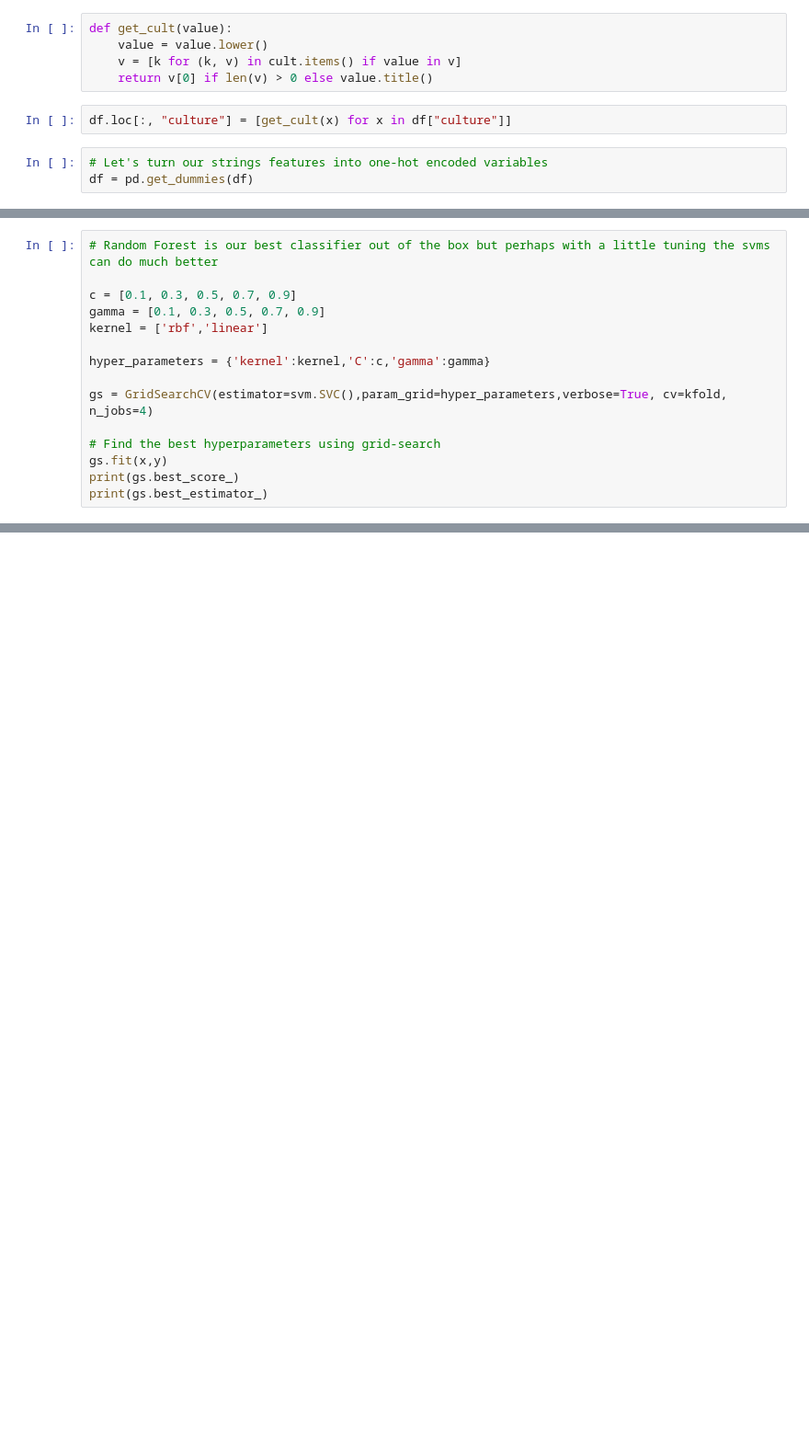
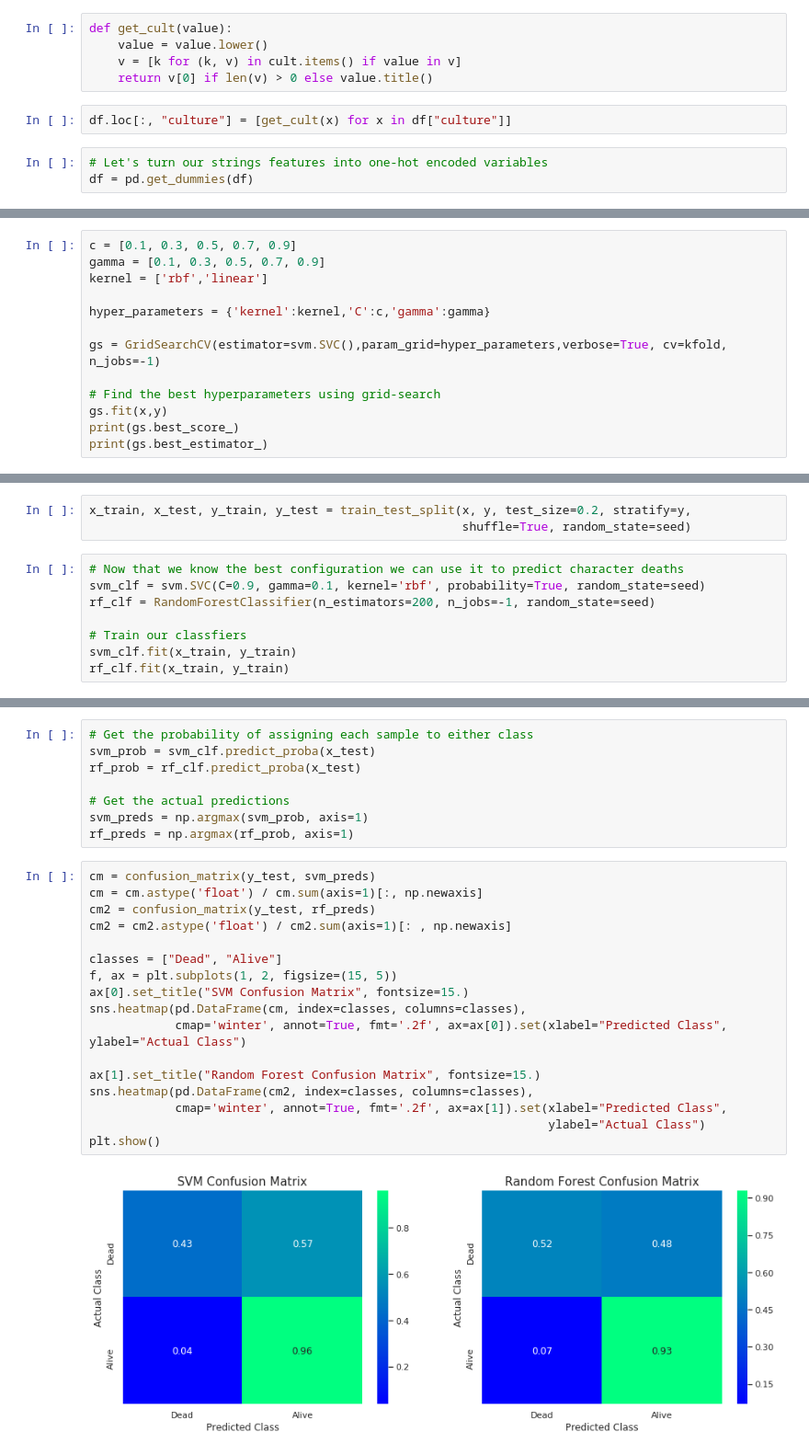
Before and after one commit to dvd42/GOT-Death-Prediction, a Jupyter notebook: got_death_predictions.ipynb, the cells around one changed output, grey strips where cells are left out. Shown at 92% size. Drawn from its saved outputs; the diff is of its cells as text; blank space fills up the shorter version.

```diff
--- a/got_death_predictions.ipynb
+++ b/got_death_predictions.ipynb
@@ -179,13 +187,11 @@ df2
 # %%
-# Random Forest is our best classifier out of the box but perhaps with a little tuning the svms can do much better
-
 c = [0.1, 0.3, 0.5, 0.7, 0.9]
 gamma = [0.1, 0.3, 0.5, 0.7, 0.9]
 kernel = ['rbf','linear']
 
 hyper_parameters = {'kernel':kernel,'C':c,'gamma':gamma}
 
-gs = GridSearchCV(estimator=svm.SVC(),param_grid=hyper_parameters,verbose=True, cv=kfold, n_jobs=4)
+gs = GridSearchCV(estimator=svm.SVC(),param_grid=hyper_parameters,verbose=True, cv=kfold, n_jobs=-1)
 
 # Find the best hyperparameters using grid-search
 gs.fit(x,y)
@@ -203,0 +213,11 @@ SVC(C=0.9, cache_size=200, class_weight=None, coef0=0.0,
+# %%
+x_train, x_test, y_train, y_test = train_test_split(x, y, test_size=0.2, stratify=y,
+                                                    shuffle=True, random_state=seed)
+# %%
+# Now that we know the best configuration we can use it to predict character deaths
+svm_clf = svm.SVC(C=0.9, gamma=0.1, kernel='rbf', probability=True, random_state=seed)
+rf_clf = RandomForestClassifier(n_estimators=200, n_jobs=-1, random_state=seed)
+
+# Train our classfiers
+svm_clf.fit(x_train, y_train)
+rf_clf.fit(x_train, y_train)
@@ -203,0 +231,27 @@ SVC(C=0.9, cache_size=200, class_weight=None, coef0=0.0,
+# %%
+# Get the probability of assigning each sample to either class
+svm_prob = svm_clf.predict_proba(x_test)
+rf_prob = rf_clf.predict_proba(x_test)
+
+# Get the actual predictions
+svm_preds = np.argmax(svm_prob, axis=1)
+rf_preds = np.argmax(rf_prob, axis=1)
+# %%
+cm = confusion_matrix(y_test, svm_preds)
+cm = cm.astype('float') / cm.sum(axis=1)[:, np.newaxis]
+cm2 = confusion_matrix(y_test, rf_preds)
+cm2 = cm2.astype('float') / cm2.sum(axis=1)[: , np.newaxis]
+
+classes = ["Dead", "Alive"]
+f, ax = plt.subplots(1, 2, figsize=(15, 5))
+ax[0].set_title("SVM Confusion Matrix", fontsize=15.)
+sns.heatmap(pd.DataFrame(cm, index=classes, columns=classes),
+            cmap='winter', annot=True, fmt='.2f', ax=ax[0]).set(xlabel="Predicted Class", ylabel="Actual Class")
+
+ax[1].set_title("Random Forest Confusion Matrix", fontsize=15.)
+sns.heatmap(pd.DataFrame(cm2, index=classes, columns=classes),
+            cmap='winter', annot=True, fmt='.2f', ax=ax[1]).set(xlabel="Predicted Class",
+                                                                ylabel="Actual Class")
+plt.show()
+# %% [output]
+[figure, added]
```
Also changed, not shown: parts of 31 cells of this notebook.
